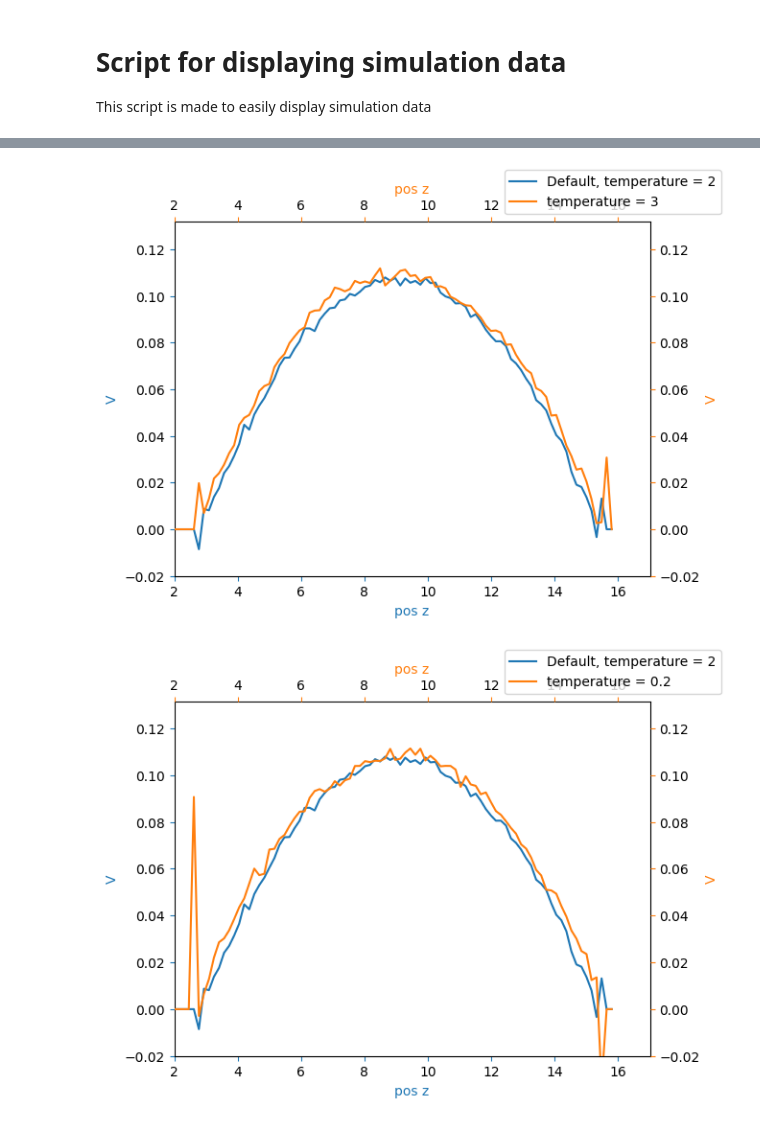
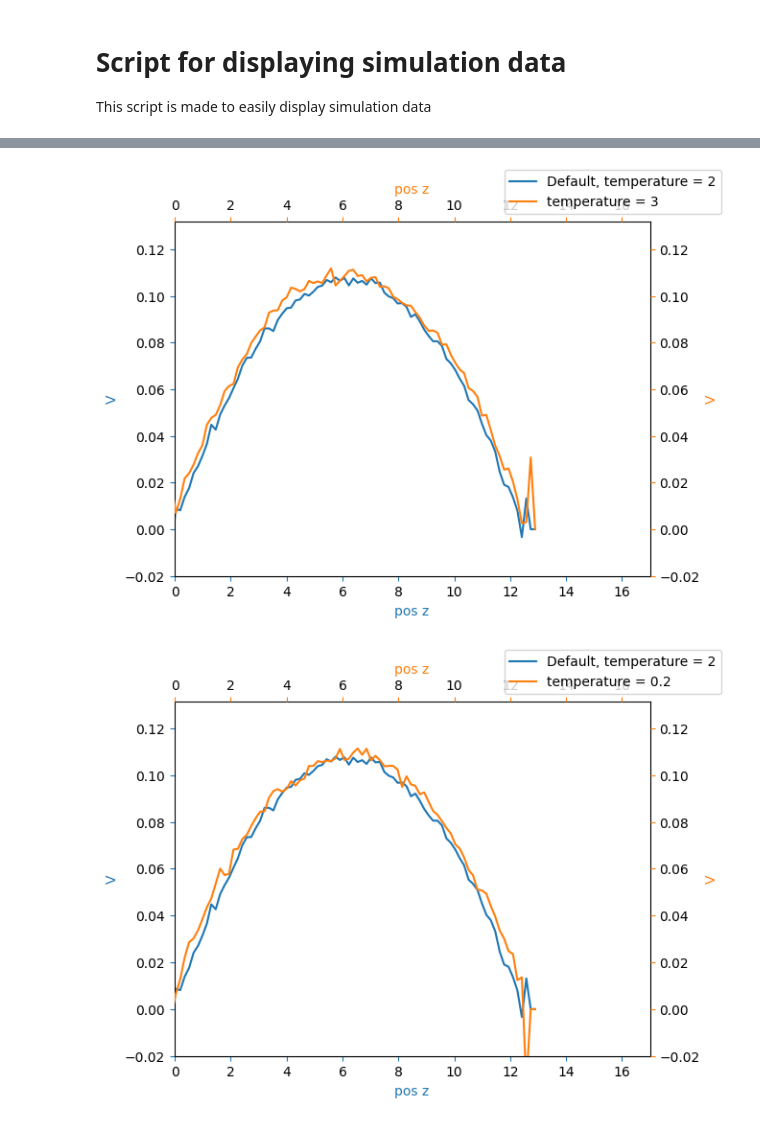
Before and after one commit to Cyandied/MathPhyscisSubjectModuleProject, a Jupyter notebook: DataDisplay/simulationData.ipynb, the cells around one changed output, grey strips where cells are left out. Cells and saved outputs as stored; diff of their text form; code cells hidden in the pictures.

```diff
--- a/DataDisplay/simulationData.ipynb
+++ b/DataDisplay/simulationData.ipynb
@@ -13,6 +13,18 @@ import os
 workbookFile = "SimulationRuns02042025.xlsx"
 workingDir = os.getcwd().replace("DataDisplay","")
 print(workingDir)
+
+#Function to somewhat clean up the spiking action going on at the walls, only used for velocity
+def cleanSpikes(velocity):
+    newz = []
+    for i,coord in enumerate(velocity):
+        if(i==0):
+            newz.append(coord)
+            continue
+        if((coord-newz[-1]) > 0.1 or (coord-newz[-1]) < -0.1):
+            newz.append(0)
+        else: newz.append(coord)
+    return newz
 
 #Data class, which holds all info about the data which is gotten automatically from the excel file
 def Data(studentName:str,cellRow:int):
@@ -29,6 +41,8 @@ def Data(studentName:str,cellRow:int):
         table = pd.read_csv(filePath,delimiter=" ",header=None,names=["Z","D","V","T"])
     except:
         print(f'File {filePath} probably not found, irregardless there is no pandas table...')
+    table["Z"] = table["Z"]-2.9
+    table["V"] = cleanSpikes(table["V"])
     return {"filePath":filePath,"simulationParams":simulationParams,"table":table}
 
 
@@ -143,10 +144,10 @@ def plotInFigure(plot:plt.Axes,sim:dict,label:str,plottype:str,default:dict=None
     plot.set_ylabel(plottype,color="C0" if default==None else "C1")
     plot.tick_params(axis="x",color="C0" if default==None else "C1")
     plot.tick_params(axis="y",color="C0" if default==None else "C1")
-    plot.set_xlim(2,17)
+    plot.set_xlim(-0.02,17)
     if default != None:
         diff = sim["simulationParams"]["width_of_channel"] - default["simulationParams"]["width_of_channel"]
-        plot.set_xlim(2,17+diff*1.7)
+        plot.set_xlim(-0.02,17+diff*1.7)
         plot.xaxis.tick_top()
         plot.xaxis.set_label_position("top")
         plot.yaxis.tick_right()
@@ -199,2 +200,2 @@ for i in range(len(sims)):
-[figure, old version]
+[figure, new version]
-[figure, old version]
+[figure, new version]
```
Also changed, not shown: parts of 5 cells of this notebook.
